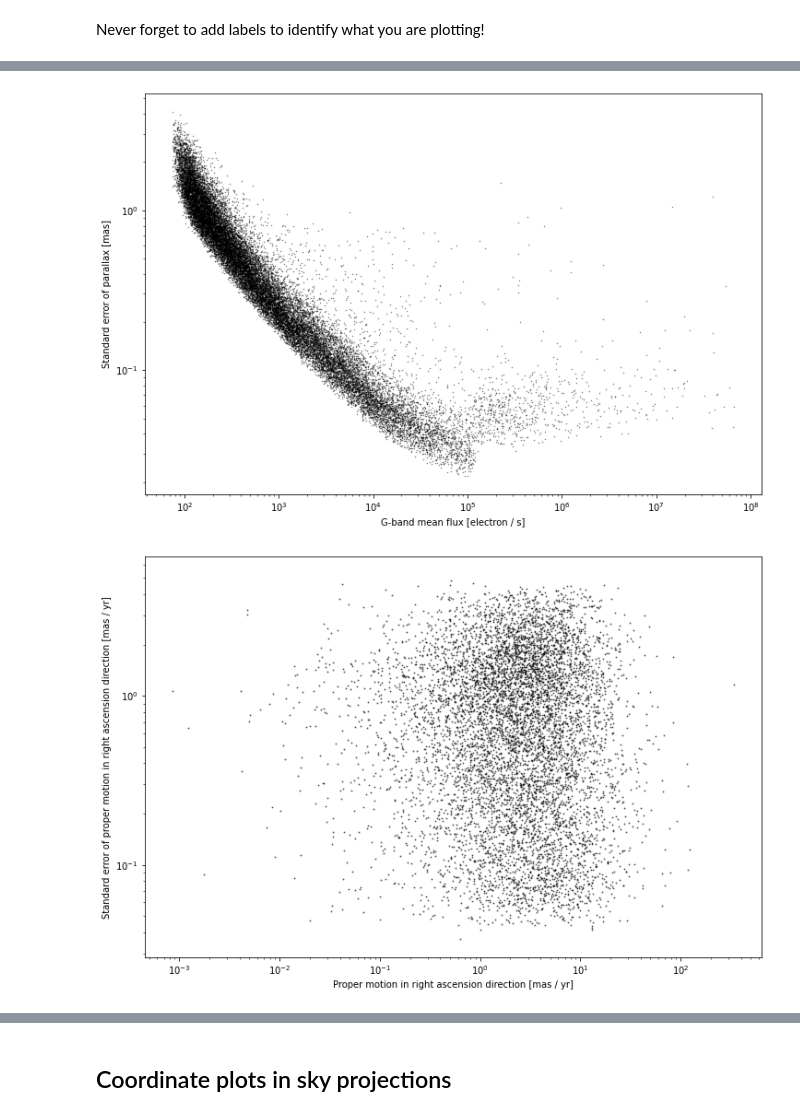
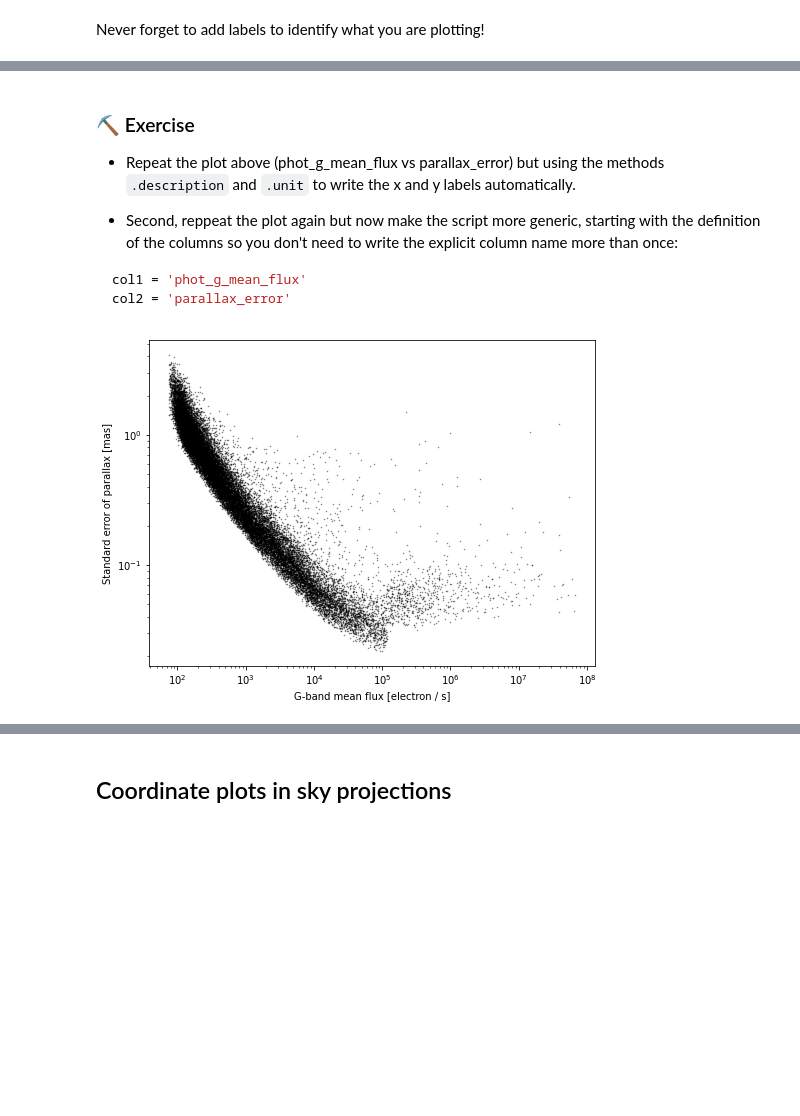
Before and after one commit to espsrc/pysnacks_1, a Jupyter notebook: tutorials/session_02/pysnack_1_02.ipynb, the cells around one changed output, grey strips where cells are left out. Saved outputs shown, nothing was run; the diff lists cells and outputs as text; code cells hidden in the pictures; blank space fills up the shorter version.

````diff
--- a/tutorials/session_02/pysnack_1_02.ipynb
+++ b/tutorials/session_02/pysnack_1_02.ipynb
@@ -299,14 +512,22 @@ def str_label(tab, col):
+# %% [markdown]
+### ⛏ Exercise
+- Repeat the plot above (phot_g_mean_flux vs parallax_error) but using the methods `.description` and `.unit` to write the x and y labels automatically.
+
+- Second, reppeat the plot again but now make the script more generic, starting with the definition of the columns so you don't need to write the explicit column name more than once:
+
+```python
+col1 = 'phot_g_mean_flux'
+col2 = 'parallax_error'
+```
 # %%
-col1 = 'phot_g_mean_flux'
-col2 = 'parallax_error'
+fig, ax = plt.subplots(figsize=(8,6))
 
-fig, ax = plt.subplots(ncols=1, figsize=(12,8))
-
-ax.plot(data0[col1], data0[col2], '.k', ms=1, alpha=0.5)
+ax.plot(data0['phot_g_mean_flux'],
+        data0['parallax_error'], '.k', ms=1, alpha=0.5)
 
 ax.loglog()
 
-ax.set_xlabel(str_label(data0, col1))
-ax.set_ylabel(str_label(data0, col2));
+ax.set_xlabel(f"{data0['phot_g_mean_flux'].description} [{data0['phot_g_mean_flux'].unit}]")
+ax.set_ylabel(f"{data0['parallax_error'].description} [{data0['parallax_error'].unit}]");
 # %% [output]
-[figure, old version]
+[figure, new version]
@@ -324,4 +533,0 @@ def plot_variables(data, col1, col2, loglog=True, **kwargs):
-# %%
-fig, ax = plot_variables(data0, col1='pmra', col2='pmra_error', marker='.', color='k', ms=2, alpha=0.5, ls='')
-# %% [output]
-[figure, removed]
````
Also changed, not shown: parts of 68 cells of this notebook, 2 other files.
